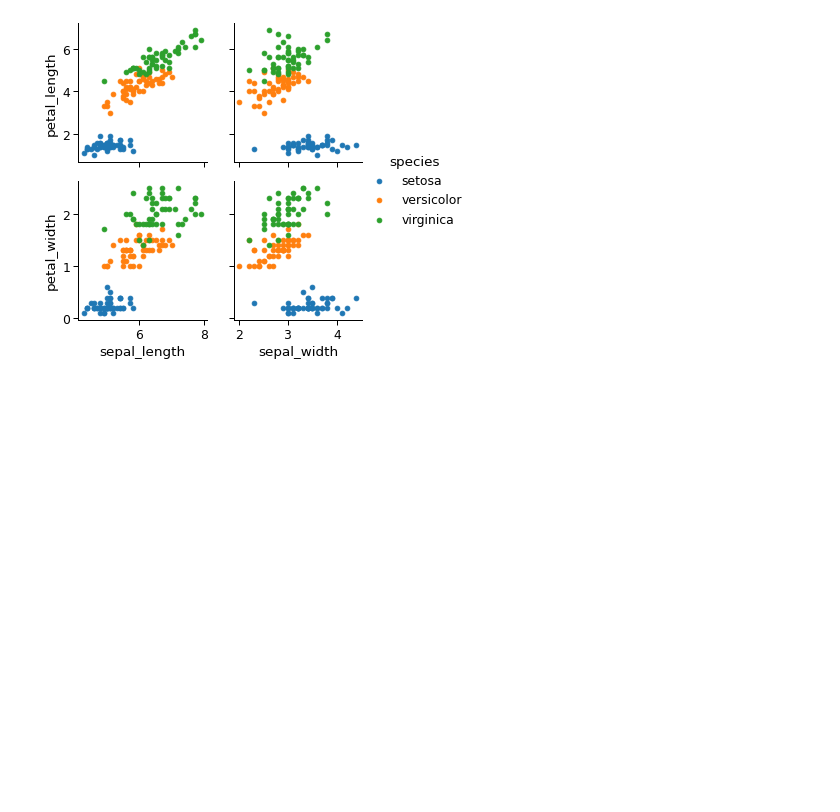
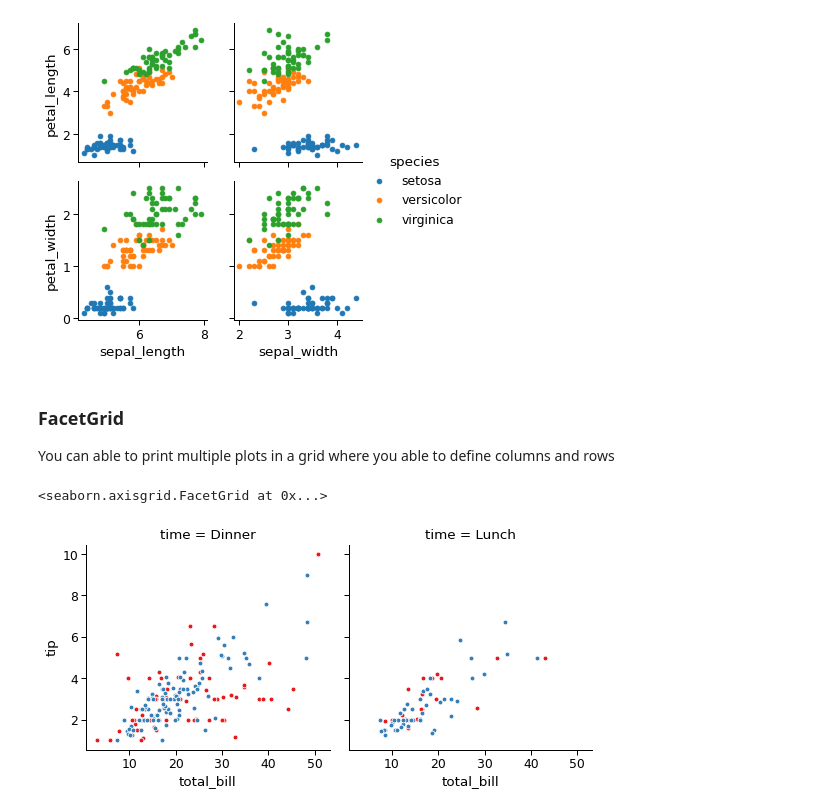
Before and after one commit to ShakilM26/Data-Visualization, a Jupyter notebook: seaborn/seaborn_all.ipynb, the cells around one changed output. Saved outputs shown, nothing was run; the diff lists cells and outputs as text; code cells hidden in the pictures; blank space fills up the shorter version.

```diff
--- a/seaborn/seaborn_all.ipynb
+++ b/seaborn/seaborn_all.ipynb
@@ -210,3 +210,15 @@ ir.add_legend()
 # %% [output]
 <seaborn.axisgrid.PairGrid at 0x...>
 [figure]
+# %% [markdown]
+### **FacetGrid**
+
+You can able to print multiple plots in a grid where you able to define columns and rows
+# %%
+fg = sns.FacetGrid(tips, col='time', hue='smoker', height=4,
+              aspect = 1, col_order=['Dinner', 'Lunch'],
+              palette='Set1')
+fg.map(plt.scatter, 'total_bill', 'tip', edgecolor='w')
+# %% [output]
+<seaborn.axisgrid.FacetGrid at 0x...>
+[figure, added]
```
Also changed, not shown: parts of 4 cells of this notebook.
